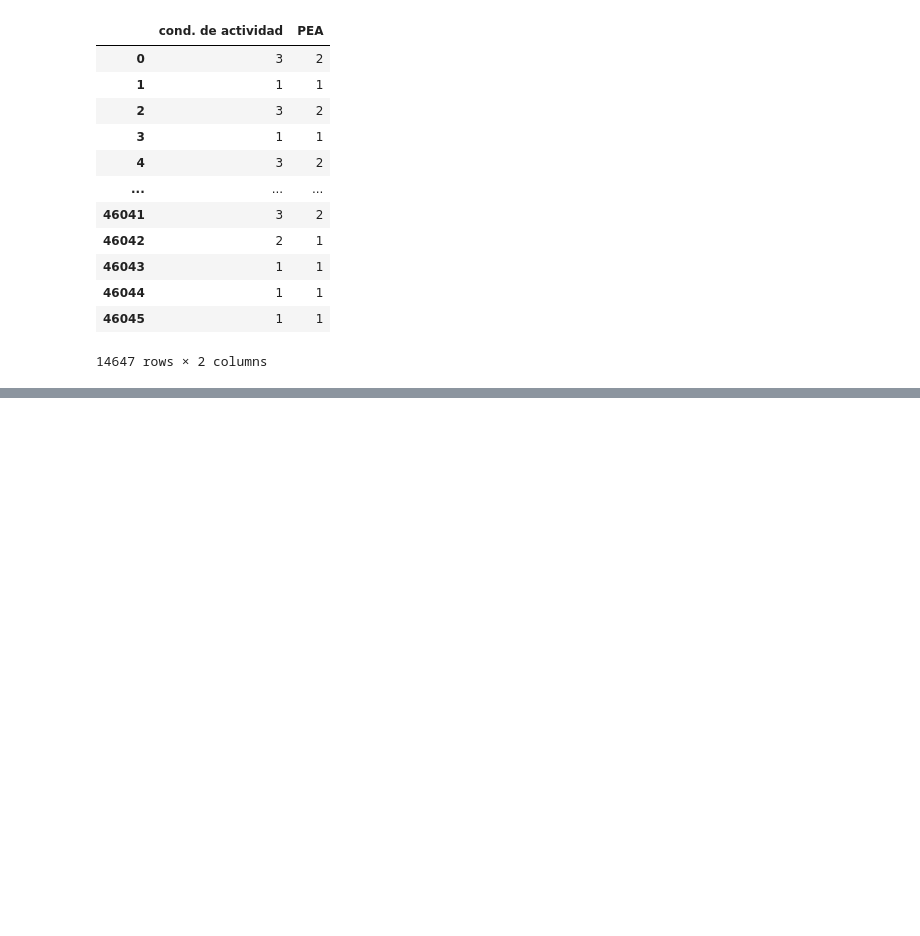
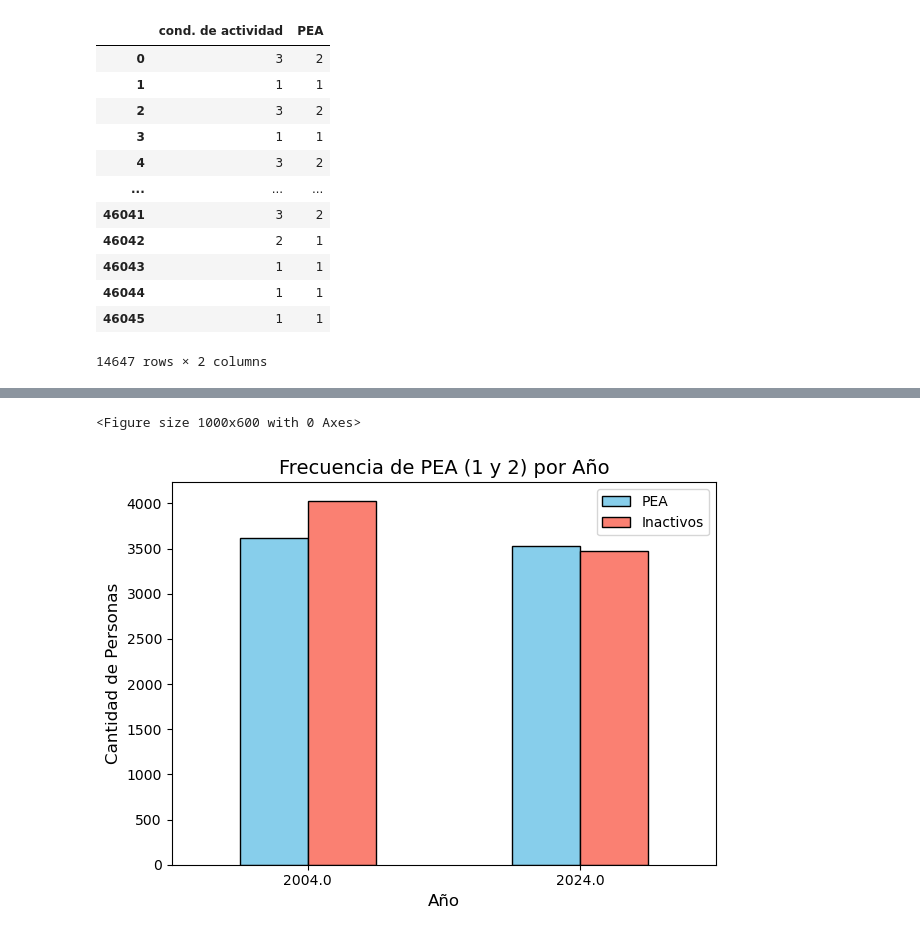
Before and after one commit to jtomasello247/Big-Data---TP-2---Grupo-13, a Jupyter notebook: t104_dta/TP2.ipynb, the cells around one changed output, grey strips where cells are left out. Drawn from its saved outputs; the diff is of its cells as text; code cells hidden in the pictures; blank space fills up the shorter version.

```diff
--- a/t104_dta/TP2.ipynb
+++ b/t104_dta/TP2.ipynb
@@ -561,7 +561,7 @@ len(ind2004resp)
 # %% [output]
 7637
 # %%
-ind2024resp = ind2024[ind2024["cond. de actividad"]!=0]
+ind2024resp = ind2024n[ind2024n["cond. de actividad"]!=0]
 len(ind2024resp)
 # %% [output]
 7010
@@ -609,3 +609,7 @@ respondieron
 | 46044 | 1 | 1 |
 | 46045 | 1 | 1 |
 14647 rows × 2 columns
+# %%
+años= pd.concat([ind2004, ind2024])
+años1 = años["ano4"]
+años1
@@ -611,0 +629,7 @@ respondieron
+# %%
+respondieron = respondieron.reset_index(drop=True)
+años1 = años1.reset_index(drop=True)
+# %%
+respondieron_con_años = pd.concat([respondieron, años1], axis=1)
+respondieron_con_años = respondieron_con_años.dropna(subset=["cond. de actividad", "PEA"])
+respondieron_con_años
@@ -611,0 +650,20 @@ respondieron
+# %%
+conteo_pea = respondieron_con_años.groupby("ano4")["PEA"].value_counts().unstack()
+
+# 2. Crear el gráfico de barras
+plt.figure(figsize=(10, 6))  # Tamaño del gráfico
+conteo_pea.plot(kind="bar", color=["skyblue", "salmon"], edgecolor="black")
+
+# 3. Personalizar el gráfico
+plt.title("Frecuencia de PEA (1 y 2) por Año", fontsize=14)
+plt.xlabel("Año", fontsize=12)
+plt.ylabel("Cantidad de Personas", fontsize=12)
+plt.xticks(rotation=0)  # Mantener los años en horizontal
+plt.legend(title="", labels=["PEA", "Inactivos"])
+
+# 4. Mostrar el gráfico
+plt.tight_layout()
+plt.show()
+# %% [output]
+<Figure size 1000x600 with 0 Axes>
+[figure, added]
```
Also changed, not shown: parts of 6 cells of this notebook.
